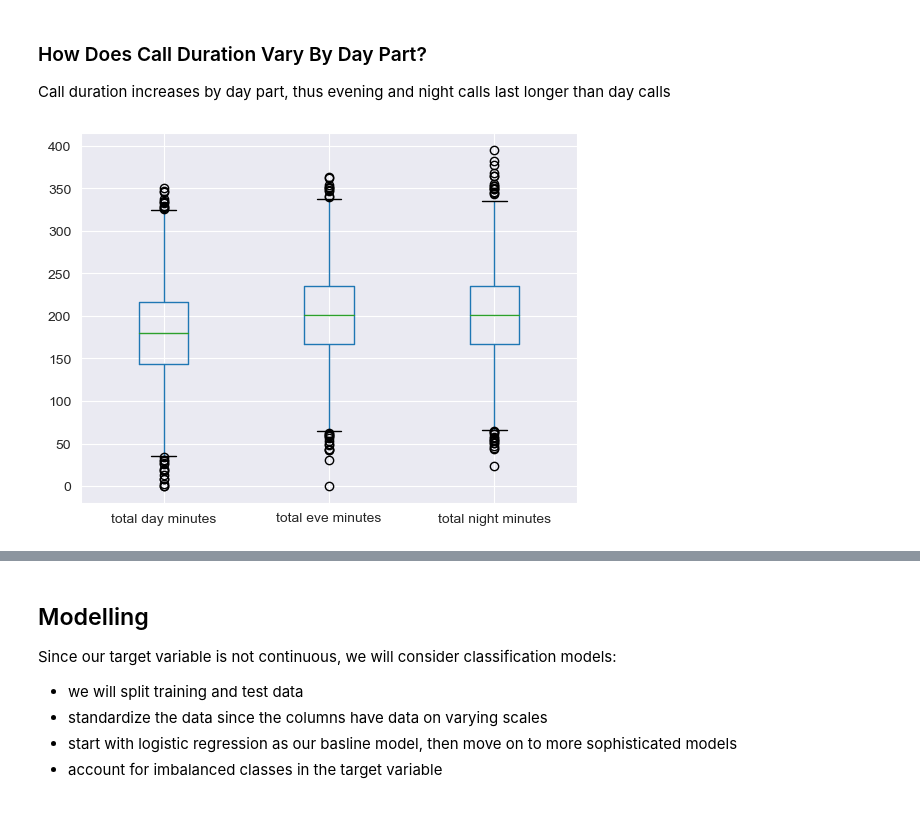
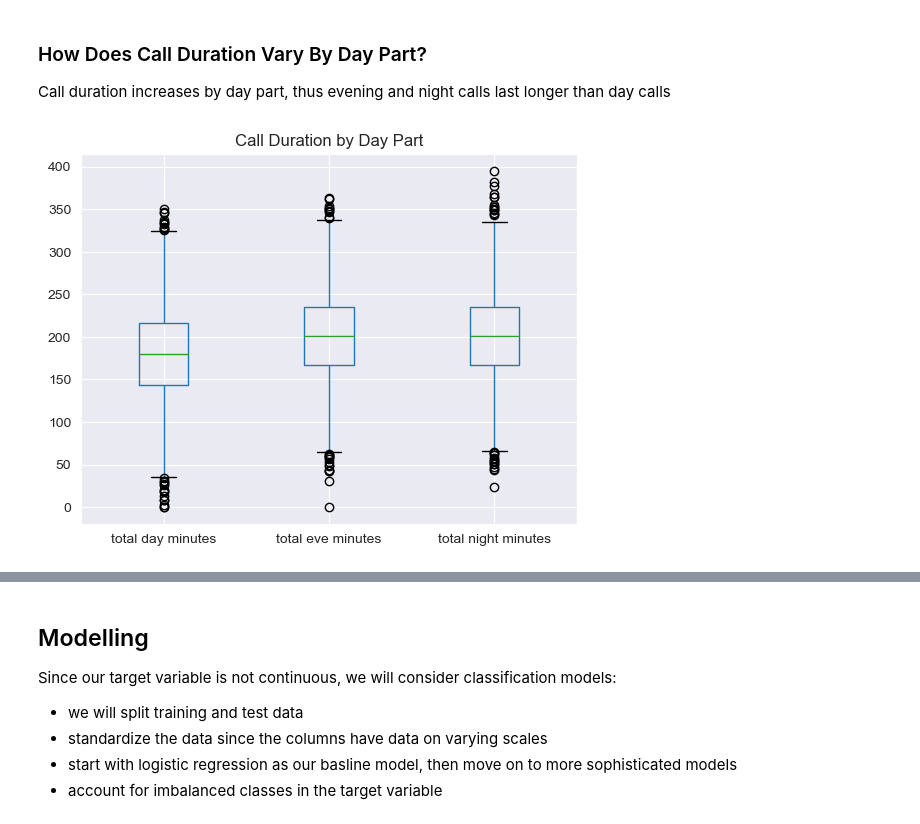
Before and after one commit to paddyokore/phase3-project, a Jupyter notebook: notebook_technical_presentation.ipynb, the cells around one changed output, grey strips where cells are left out. Cells and saved outputs as stored; diff of their text form; code cells hidden in the pictures.

```diff
--- a/notebook_technical_presentation.ipynb
+++ b/notebook_technical_presentation.ipynb
@@ -25,7 +25,7 @@ import seaborn as sns
 sns.set_style('dark')
 
 # load dataset
-df = pd.read_csv('data/churn.csv')
+df = pd.read_csv('.data/churn.csv')
 
 # preview first 5 rows
 df.head()
@@ -314,6 +316,7 @@ plt.ylabel('Count');
 ### How Does Call Duration Vary By Day Part?
 Call duration increases by day part, thus evening and night calls last longer than day calls
 # %%
-df[['total day minutes', 'total eve minutes', 'total night minutes']].boxplot();
+df[['total day minutes', 'total eve minutes', 'total night minutes']].boxplot()
+plt.title('Call Duration by Day Part');
 # %% [output]
-[figure, old version]
+[figure, new version]
```
Also changed, not shown: parts of 28 cells of this notebook, 2 other files.
